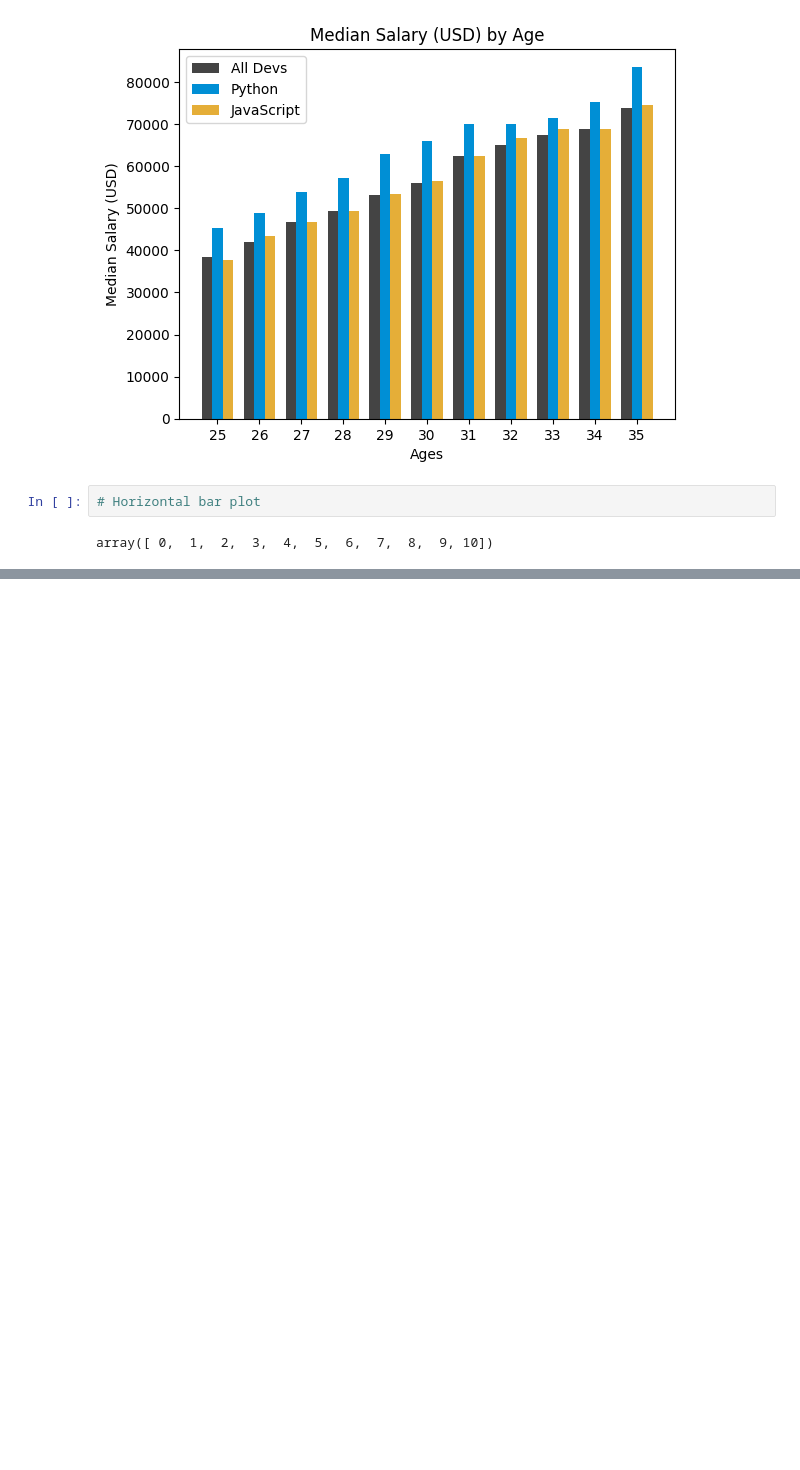
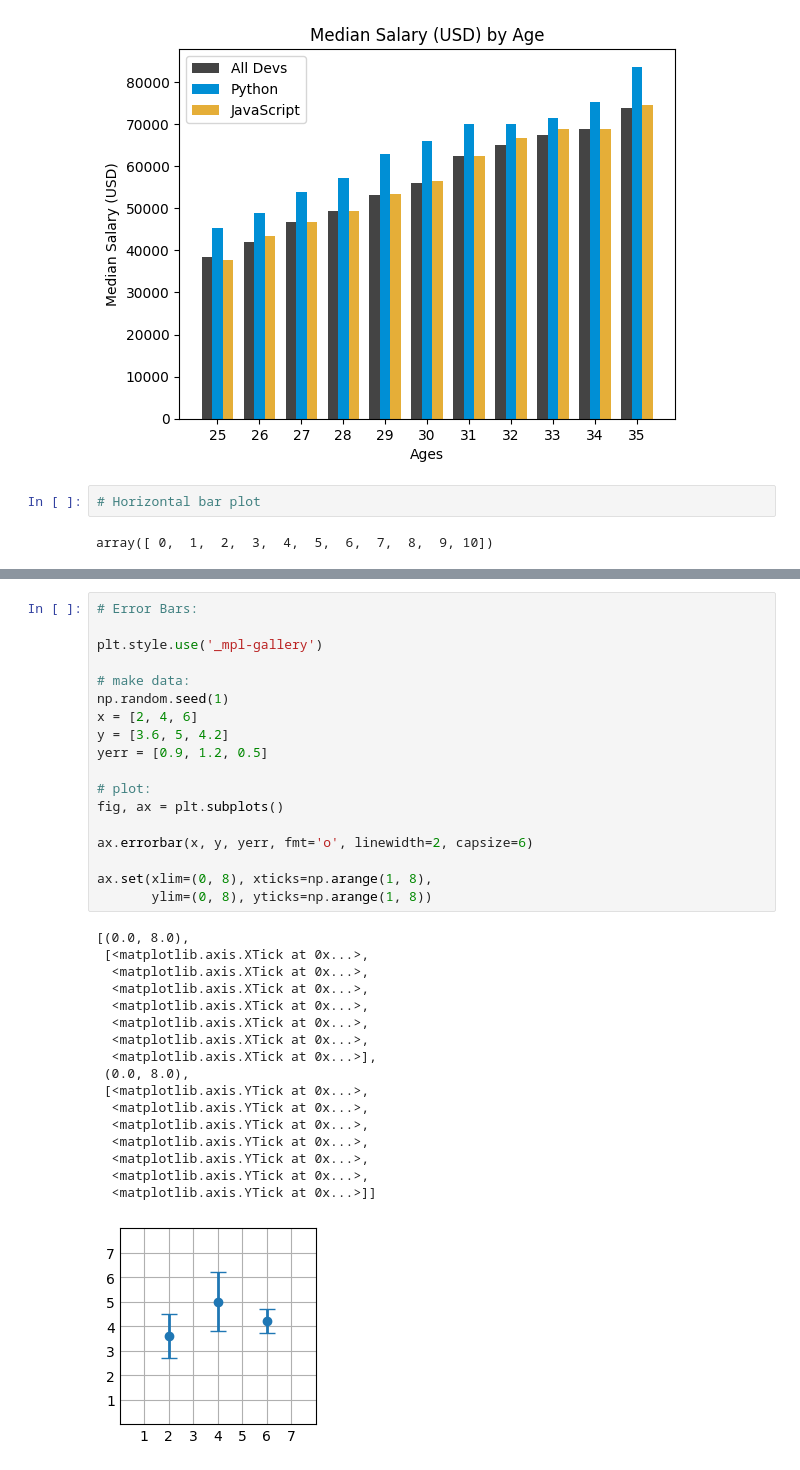
Before and after one commit to Mark12481632/Python-Language, a Jupyter notebook: Matplotlib.ipynb, the cells around one changed output, grey strips where cells are left out. Saved outputs shown, nothing was run; the diff lists cells and outputs as text; blank space fills up the shorter version.

```diff
--- a/Matplotlib.ipynb
+++ b/Matplotlib.ipynb
@@ -239,0 +275,36 @@ array([ 0,  1,  2,  3,  4,  5,  6,  7,  8,  9, 10])
+# %%
+# Error Bars:
+
+plt.style.use('_mpl-gallery')
+
+# make data:
+np.random.seed(1)
+x = [2, 4, 6]
+y = [3.6, 5, 4.2]
+yerr = [0.9, 1.2, 0.5]
+
+# plot:
+fig, ax = plt.subplots()
+
+ax.errorbar(x, y, yerr, fmt='o', linewidth=2, capsize=6)
+
+ax.set(xlim=(0, 8), xticks=np.arange(1, 8),
+       ylim=(0, 8), yticks=np.arange(1, 8))
+# %% [output]
+[(0.0, 8.0),
+ [<matplotlib.axis.XTick at 0x...>,
+  <matplotlib.axis.XTick at 0x...>,
+  <matplotlib.axis.XTick at 0x...>,
+  <matplotlib.axis.XTick at 0x...>,
+  <matplotlib.axis.XTick at 0x...>,
+  <matplotlib.axis.XTick at 0x...>,
+  <matplotlib.axis.XTick at 0x...>],
+ (0.0, 8.0),
+ [<matplotlib.axis.YTick at 0x...>,
+  <matplotlib.axis.YTick at 0x...>,
+  <matplotlib.axis.YTick at 0x...>,
+  <matplotlib.axis.YTick at 0x...>,
+  <matplotlib.axis.YTick at 0x...>,
+  <matplotlib.axis.YTick at 0x...>,
+  <matplotlib.axis.YTick at 0x...>]]
+[figure, added]
```
Also changed, not shown: parts of 4 cells of this notebook.
